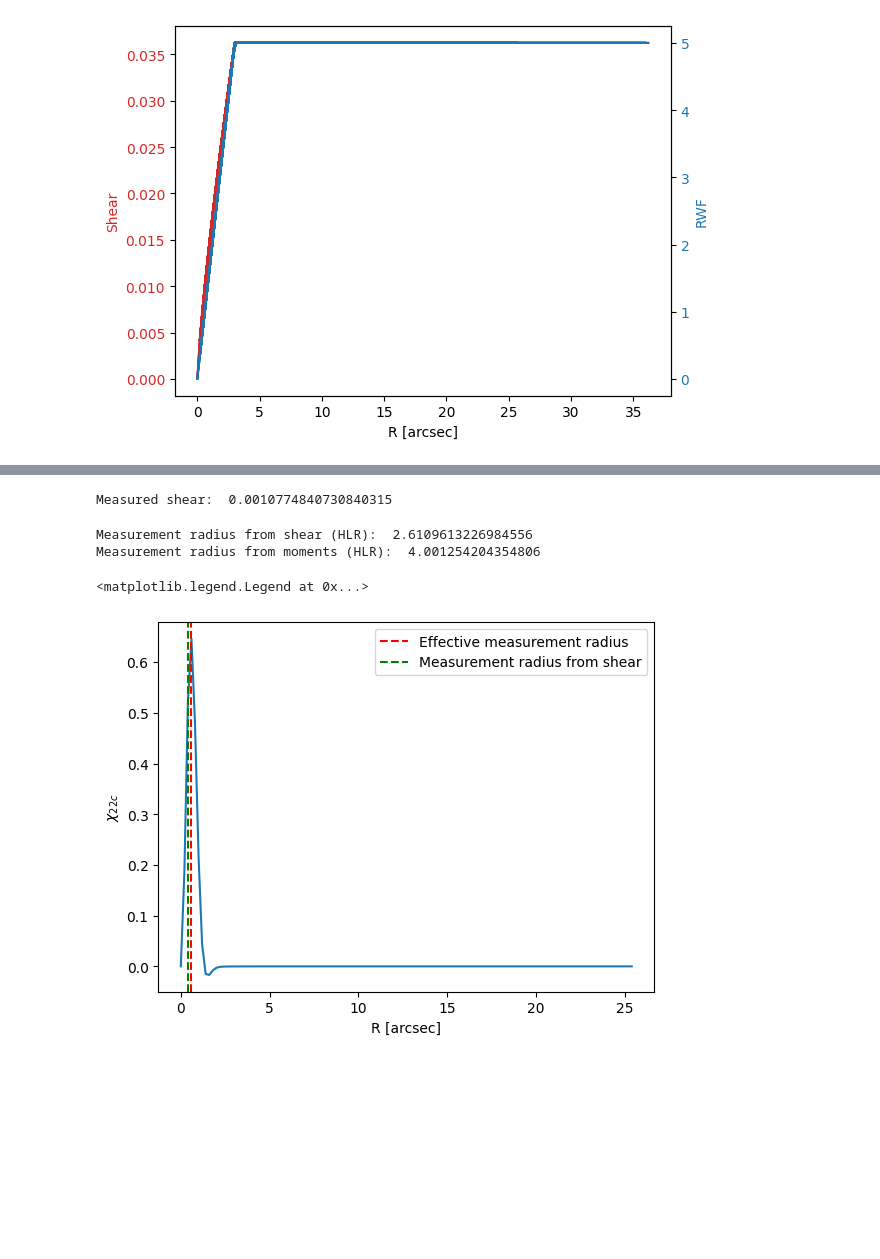
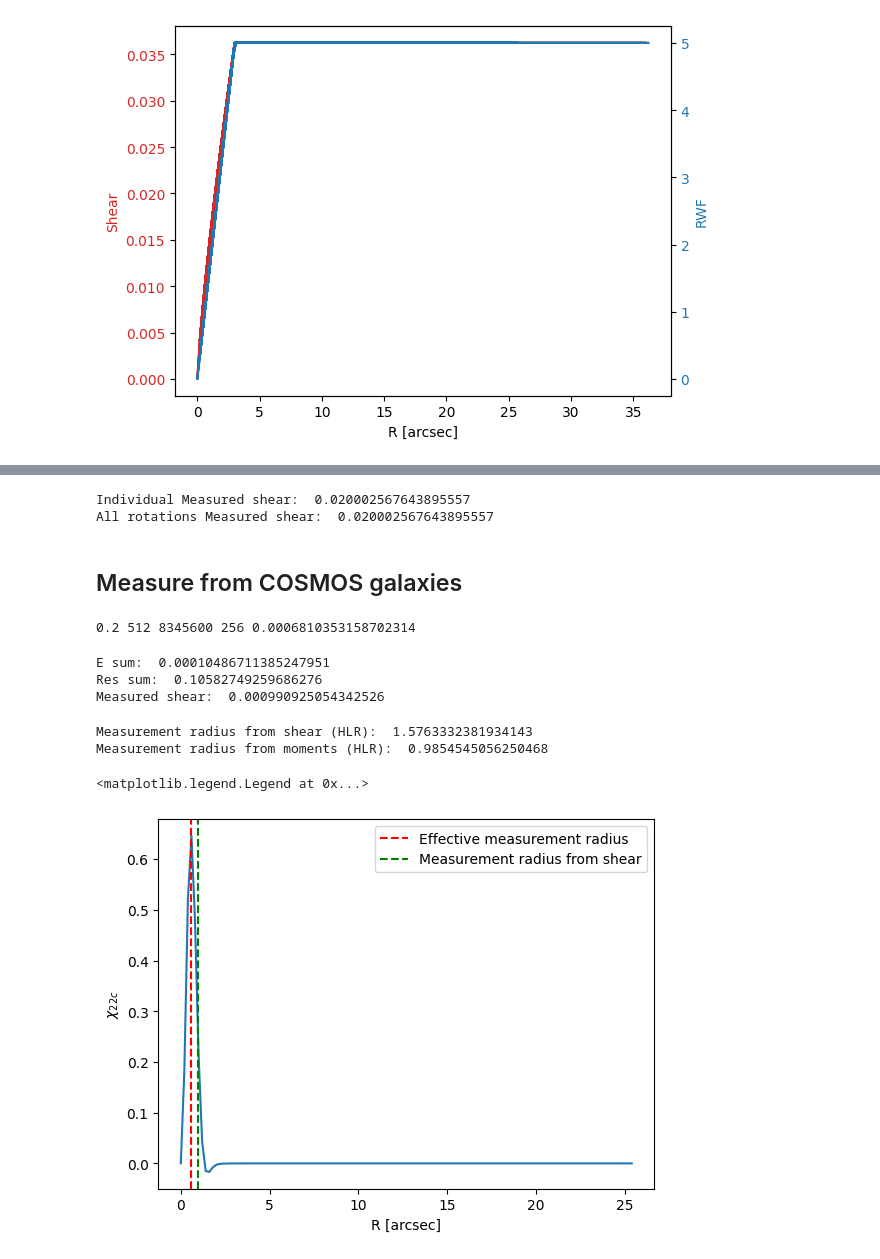
Before and after one commit to CMacM/FPFS-project, a Jupyter notebook: moments_radial_weighting.ipynb, the cells around one changed output, grey strips where cells are left out. Saved outputs shown, nothing was run; the diff lists cells and outputs as text; code cells hidden in the pictures; blank space fills up the shorter version.

```diff
--- a/moments_radial_weighting.ipynb
+++ b/moments_radial_weighting.ipynb
@@ -21,7 +66,7 @@ psf_data = psf_obj.shift(
     pixel_scale*0.5, pixel_scale*0.5,
 ).drawImage(nx=npix, ny=npix, scale=pixel_scale).array
 psf_fourier = np.fft.rfft2(np.fft.fftshift(psf_data))
-nord=6
+nord=4
 det_nrot = 4
 sigma_as = 0.52
 mtask = anacal.fpfs.FpfsMeasure(
@@ -194,35 +267,85 @@ responfun = np.fft.fftshift(np.fft.irfft2(responfun_fourier / psf_fourier))
 
 e_sum = 0.0
 res_sum = 0.0
-for i in range(nrot
-               ):
-    gal_data = gal_img[:, i*npix:(i+1)*npix]
-    e_sum += np.sum(chi22c*gal_data)
-    res_sum += np.sum(responfun*gal_data)
+for i in range(400):
+        gal_data = gal_img_list[i] # for read in data
+
+        e_sum += np.sum(chi22c*gal_data)
+        res_sum += np.sum(responfun*gal_data)
 
 measured_shear = e_sum / res_sum
-print("Measured shear: ", measured_shear)
+print("Individual Measured shear: ", measured_shear)
+
+e_sum = 0.0
+res_sum = 0.0
+for i in range(400):
+        gal_data = quadrant_list[i] # for read in data
+
+        e_sum += np.sum(chi22c*gal_data)
+        res_sum += np.sum(responfun*gal_data)
+
+measured_shear = e_sum / res_sum
+print("All rotations Measured shear: ", measured_shear)
 # %% [output]
-Measured shear:  0.0010774840730840315
+Individual Measured shear:  0.020002567643895557
+All rotations Measured shear:  0.020002567643895557
+# %% [markdown]
+## Measure from COSMOS galaxies
+# %%
+ngals = len(ia_cosmos_list)
+scale = 0.2
+scene_nx = ia_cosmos_scene.shape[0]
+scene_ny = ia_cosmos_scene.shape[1]
+nn = scene_ny // (2*ngals)
+
+a_ia = galsim.Shear(e1=0.00136207, e2=0).g1
+b_ia = 0.82404653
+print(scale, scene_nx, scene_ny, nn, a_ia)
+# %% [output]
+0.2 512 8345600 256 0.0006810353158702314
+# %%
+# split the scene into individual galaxies
+ia_cosmos_quadrants = []
+for image in ia_cosmos_list:
+    quadrants = split_image_into_quadrants(image, n_rot, nn)
+    ia_cosmos_quadrants.extend(quadrants)
+# %%
+e_sum = 0.0
+res_sum = 0.0
+for i in trange(ngals*n_rot):
+        gal_data = ia_cosmos_quadrants[i] # for read in data
+
+        e_sum += np.sum(chi22c*gal_data)
+        res_sum += np.sum(responfun*gal_data)
+
+full_measured_shear = e_sum / res_sum
+print('E sum: ', e_sum)
+print('Res sum: ', res_sum)
+print("Measured shear: ", full_measured_shear)
+# %% [output]
+E sum:  0.00010486711385247951
+Res sum:  0.10582749259686276
+Measured shear:  0.000990925054342526
 # %%
 # Determime expected shear
-a_rwf = galsim.Shear(g1=measured_shear).e1
+#a_rwf = galsim.Shear(g1=measured_shear).e1
+a_rwf = full_measured_shear
 rwf = (a_rwf / a_ia) ** (1/b_ia)
 print("Measurement radius from shear (HLR): ", rwf)
 print("Measurement radius from moments (HLR): ", r_eff/hlr)
 
 plt.figure()
 plt.plot(x, y)
 plt.xlabel("R [arcsec]")
 plt.ylabel(r"$\chi_{22c}$")
 
 # take moments as weights to find effective measurement radius
 r_eff = np.average(x, weights=y)
 plt.axvline(r_eff, color="red", linestyle="--", label="Effective measurement radius")
 plt.axvline(rwf*hlr, color="green", linestyle="--", label="Measurement radius from shear")
 plt.legend()
 # %% [output]
-Measurement radius from shear (HLR):  2.6109613226984556
-Measurement radius from moments (HLR):  4.001254204354806
+Measurement radius from shear (HLR):  1.5763332381934143
+Measurement radius from moments (HLR):  0.9854545056250468
 <matplotlib.legend.Legend at 0x...>
-[figure, old version]
+[figure, new version]
```
Also changed, not shown: parts of 18 cells of this notebook, 5 other files.
